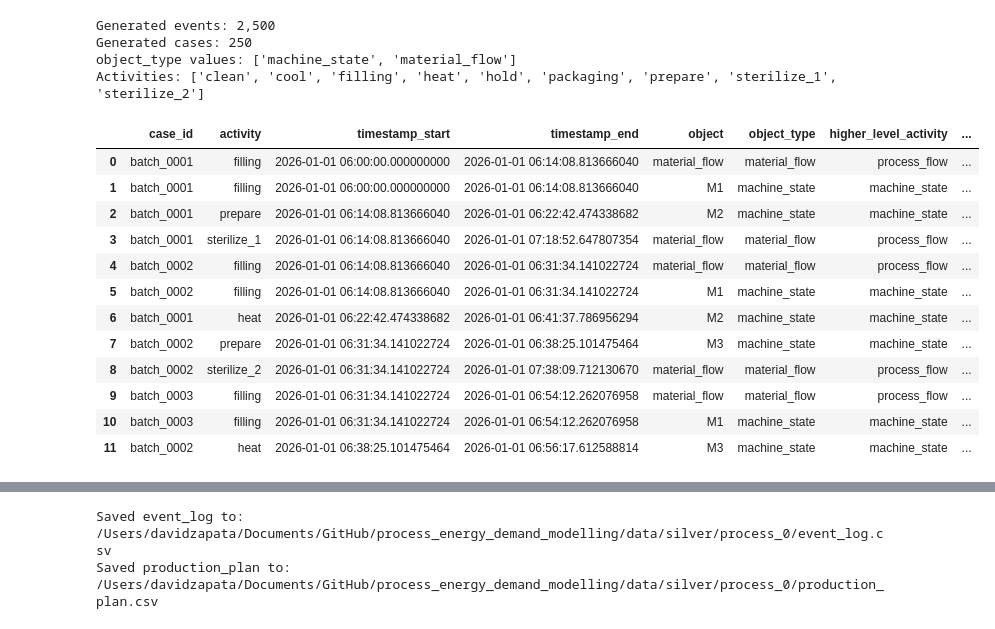
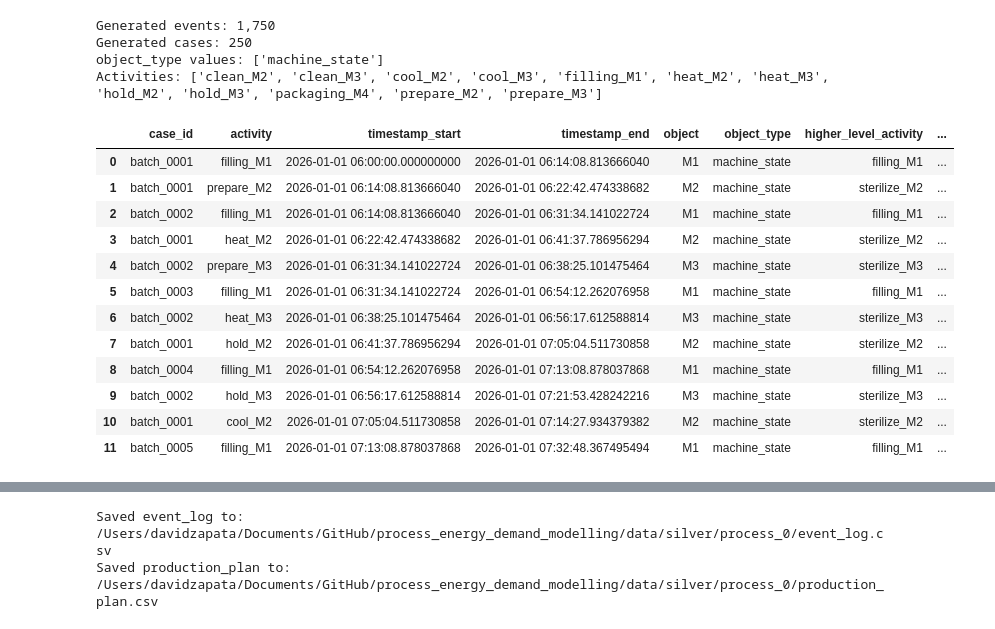
Before and after one commit to zapataunipaderborn/process_energy_demand_modelling, a Jupyter notebook: src/00_generate_process_0_autoclave_event_log.ipynb, the cells around one changed output, grey strips where cells are left out. Drawn from its saved outputs; the diff is of its cells as text; code cells hidden in the pictures.

Commit message:
pushing process for explanation

```diff
--- a/src/00_generate_process_0_autoclave_event_log.ipynb
+++ b/src/00_generate_process_0_autoclave_event_log.ipynb
@@ -53,9 +55,10 @@ def sample_duration(activity: str) -> float:
     raise ValueError(f"Unknown activity: {activity}")
 
 def log_event(case_id, activity, start_min, end_min, obj, obj_type, higher_level, attrs):
+    activity_with_object = f"{activity}_{obj}"
     events.append({
         "case_id": str(case_id),
-        "activity": str(activity),
+        "activity": activity_with_object,
         "timestamp_start": to_timestamp(start_min),
         "timestamp_end": to_timestamp(end_min),
         "object": str(obj),
@@ -64,19 +67,9 @@ def log_event(case_id, activity, start_min, end_min, obj, obj_type, higher_level
         "object_attributes": dict(attrs),
     })
 
-def log_material_event(case_id, activity, start_min, end_min, attrs):
-    log_event(
-        case_id=case_id,
-        activity=activity,
-        start_min=start_min,
-        end_min=end_min,
-        obj="material_flow",
-        obj_type="material_flow",
-        higher_level="process_flow",
-        attrs=attrs,
-    )
-
-def log_machine_event(case_id, activity, start_min, end_min, machine_name, attrs):
+def log_machine_event(case_id, activity, start_min, end_min, machine_name, attrs, higher_level=None):
+    if higher_level is None:
+        higher_level = f"sterilize_{machine_name}" if machine_name in ["M2", "M3"] else f"{activity}_{machine_name}"
     log_event(
         case_id=case_id,
         activity=activity,
@@ -84,7 +77,7 @@ def log_machine_event(case_id, activity, start_min, end_min, machine_name, attrs
         end_min=end_min,
         obj=machine_name,
         obj_type="machine_state",
-        higher_level="machine_state",
+        higher_level=higher_level,
         attrs=attrs,
     )
 
@@ -112,28 +105,30 @@ def process_batch(
         dur = sample_duration("filling")
         yield env.timeout(dur)
         end = env.now
-        log_material_event(case_id, "filling", start, end, attrs_base)
         log_machine_event(case_id, "filling", start, end, "M1", attrs_base)
 
     auto_idx = choose_balanced_machine(autoclaves)
     autoclave_name = "M2" if auto_idx == 0 else "M3"
-    material_autoclave_activity = f"sterilize_{auto_idx + 1}"
     with autoclaves[auto_idx].request() as req:
         yield req
         attrs_auto = {**attrs_base, "autoclave": autoclave_name}
 
-        auto_cycle_start = env.now
         for state in ["prepare", "heat", "hold", "cool", "clean"]:
             start = env.now
             dur = sample_duration(state)
             yield env.timeout(dur)
             end = env.now
-            log_machine_event(case_id, state, start, end, autoclave_name, attrs_auto)
-        auto_cycle_end = env.now
-        log_material_event(case_id, material_autoclave_activity, auto_cycle_start, auto_cycle_end, attrs_auto)
+            log_machine_event(
+                case_id,
+                state,
+                start,
+                end,
+                autoclave_name,
+                attrs_auto,
+                higher_level=f"sterilize_{autoclave_name}",
+            )
 
     machine_name = "M4"
-    material_packaging_activity = "packaging"
     with packaging_station.request() as p_req:
         yield p_req
         attrs_pack = {**attrs_base, "autoclave": autoclave_name, "packaging_machine": machine_name}
@@ -141,7 +136,6 @@ def process_batch(
         dur = sample_duration("packaging")
         yield env.timeout(dur)
         end = env.now
-        log_material_event(case_id, material_packaging_activity, start, end, attrs_pack)
         log_machine_event(case_id, "packaging", start, end, machine_name, attrs_pack)
 
 def batch_arrivals(env, n_batches, mean_interarrival, bottling, autoclaves, packaging_station):
@@ -183,49 +177,49 @@ event_log = event_log.sort_values(["timestamp_start", "case_id"]).reset_index(dr
 
 required_cols = [
     "case_id",
     "activity",
     "timestamp_start",
     "timestamp_end",
     "object",
     "object_type",
     "higher_level_activity",
     "object_attributes",
 ]
 event_log = event_log[required_cols].copy()
 
 production_plan = (
-    event_log[event_log["object_type"] == "material_flow"]
+    event_log
     .sort_values(["case_id", "timestamp_start"])
     .groupby("case_id", as_index=False)
     .agg({
         "timestamp_start": "min",
         "object_attributes": "first",
     })
 )
 
 print(f"Generated events: {len(event_log):,}")
 print(f"Generated cases: {event_log['case_id'].nunique():,}")
 print("object_type values:", sorted(event_log["object_type"].unique().tolist()))
 print("Activities:", sorted(event_log['activity'].unique().tolist()))
 event_log.head(12)
 # %% [output]
-Generated events: 2,500
+Generated events: 1,750
 Generated cases: 250
-object_type values: ['machine_state', 'material_flow']
-Activities: ['clean', 'cool', 'filling', 'heat', 'hold', 'packaging', 'prepare', 'sterilize_1', 'sterilize_2']
+object_type values: ['machine_state']
+Activities: ['clean_M2', 'clean_M3', 'cool_M2', 'cool_M3', 'filling_M1', 'heat_M2', 'heat_M3', 'hold_M2', 'hold_M3', 'packaging_M4', 'prepare_M2', 'prepare_M3']
 |  | case_id | activity | timestamp_start | timestamp_end | object | object_type | higher_level_activity | ... |
-| 0 | batch_0001 | filling | 2026-01-01 06:00:00.000000000 | 2026-01-01 06:14:08.813666040 | material_flow | material_flow | process_flow | ... |
-| 1 | batch_0001 | filling | 2026-01-01 06:00:00.000000000 | 2026-01-01 06:14:08.813666040 | M1 | machine_state | machine_state | ... |
-| 2 | batch_0001 | prepare | 2026-01-01 06:14:08.813666040 | 2026-01-01 06:22:42.474338682 | M2 | machine_state | machine_state | ... |
-| 3 | batch_0001 | sterilize_1 | 2026-01-01 06:14:08.813666040 | 2026-01-01 07:18:52.647807354 | material_flow | material_flow | process_flow | ... |
-| 4 | batch_0002 | filling | 2026-01-01 06:14:08.813666040 | 2026-01-01 06:31:34.141022724 | material_flow | material_flow | process_flow | ... |
-| 5 | batch_0002 | filling | 2026-01-01 06:14:08.813666040 | 2026-01-01 06:31:34.141022724 | M1 | machine_state | machine_state | ... |
-| 6 | batch_0001 | heat | 2026-01-01 06:22:42.474338682 | 2026-01-01 06:41:37.786956294 | M2 | machine_state | machine_state | ... |
-| 7 | batch_0002 | prepare | 2026-01-01 06:31:34.141022724 | 2026-01-01 06:38:25.101475464 | M3 | machine_state | machine_state | ... |
-| 8 | batch_0002 | sterilize_2 | 2026-01-01 06:31:34.141022724 | 2026-01-01 07:38:09.712130670 | material_flow | material_flow | process_flow | ... |
-| 9 | batch_0003 | filling | 2026-01-01 06:31:34.141022724 | 2026-01-01 06:54:12.262076958 | material_flow | material_flow | process_flow | ... |
-| 10 | batch_0003 | filling | 2026-01-01 06:31:34.141022724 | 2026-01-01 06:54:12.262076958 | M1 | machine_state | machine_state | ... |
-| 11 | batch_0002 | heat | 2026-01-01 06:38:25.101475464 | 2026-01-01 06:56:17.612588814 | M3 | machine_state | machine_state | ... |
+| 0 | batch_0001 | filling_M1 | 2026-01-01 06:00:00.000000000 | 2026-01-01 06:14:08.813666040 | M1 | machine_state | filling_M1 | ... |
+| 1 | batch_0001 | prepare_M2 | 2026-01-01 06:14:08.813666040 | 2026-01-01 06:22:42.474338682 | M2 | machine_state | sterilize_M2 | ... |
+| 2 | batch_0002 | filling_M1 | 2026-01-01 06:14:08.813666040 | 2026-01-01 06:31:34.141022724 | M1 | machine_state | filling_M1 | ... |
+| 3 | batch_0001 | heat_M2 | 2026-01-01 06:22:42.474338682 | 2026-01-01 06:41:37.786956294 | M2 | machine_state | sterilize_M2 | ... |
+| 4 | batch_0002 | prepare_M3 | 2026-01-01 06:31:34.141022724 | 2026-01-01 06:38:25.101475464 | M3 | machine_state | sterilize_M3 | ... |
+| 5 | batch_0003 | filling_M1 | 2026-01-01 06:31:34.141022724 | 2026-01-01 06:54:12.262076958 | M1 | machine_state | filling_M1 | ... |
+| 6 | batch_0002 | heat_M3 | 2026-01-01 06:38:25.101475464 | 2026-01-01 06:56:17.612588814 | M3 | machine_state | sterilize_M3 | ... |
+| 7 | batch_0001 | hold_M2 | 2026-01-01 06:41:37.786956294 | 2026-01-01 07:05:04.511730858 | M2 | machine_state | sterilize_M2 | ... |
+| 8 | batch_0004 | filling_M1 | 2026-01-01 06:54:12.262076958 | 2026-01-01 07:13:08.878037868 | M1 | machine_state | filling_M1 | ... |
+| 9 | batch_0002 | hold_M3 | 2026-01-01 06:56:17.612588814 | 2026-01-01 07:21:53.428242216 | M3 | machine_state | sterilize_M3 | ... |
+| 10 | batch_0001 | cool_M2 | 2026-01-01 07:05:04.511730858 | 2026-01-01 07:14:27.934379382 | M2 | machine_state | sterilize_M2 | ... |
+| 11 | batch_0005 | filling_M1 | 2026-01-01 07:13:08.878037868 | 2026-01-01 07:32:48.367495494 | M1 | machine_state | filling_M1 | ... |
 # %%
 display(event_log.sample(10, random_state=RANDOM_SEED).sort_values("timestamp_start"))
 display(event_log.groupby(["object", "activity"]).size().rename("n_events").reset_index().head(20))
```
Also changed, not shown: parts of 15 cells of this notebook.
